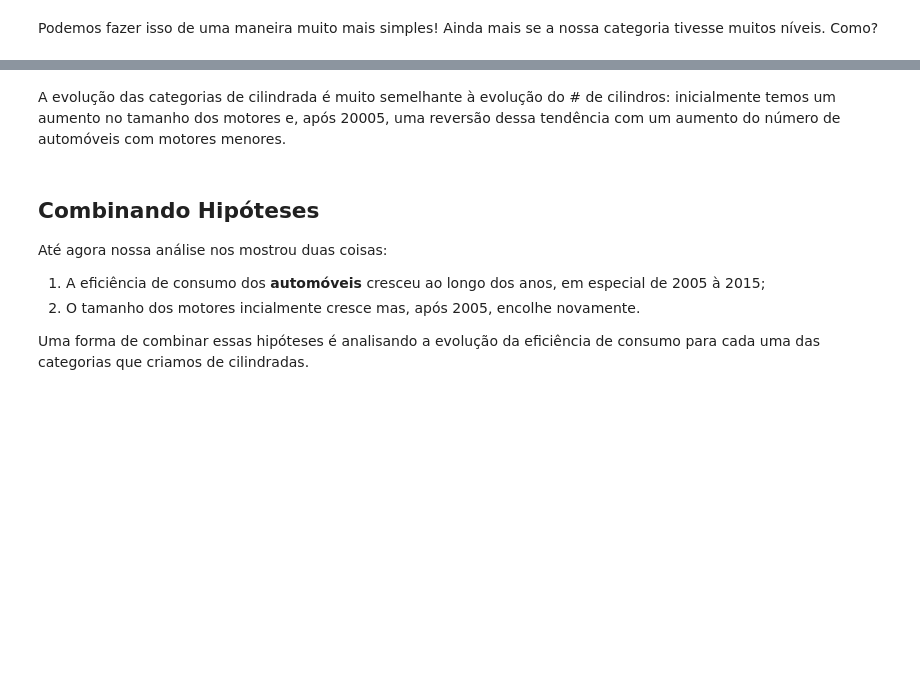
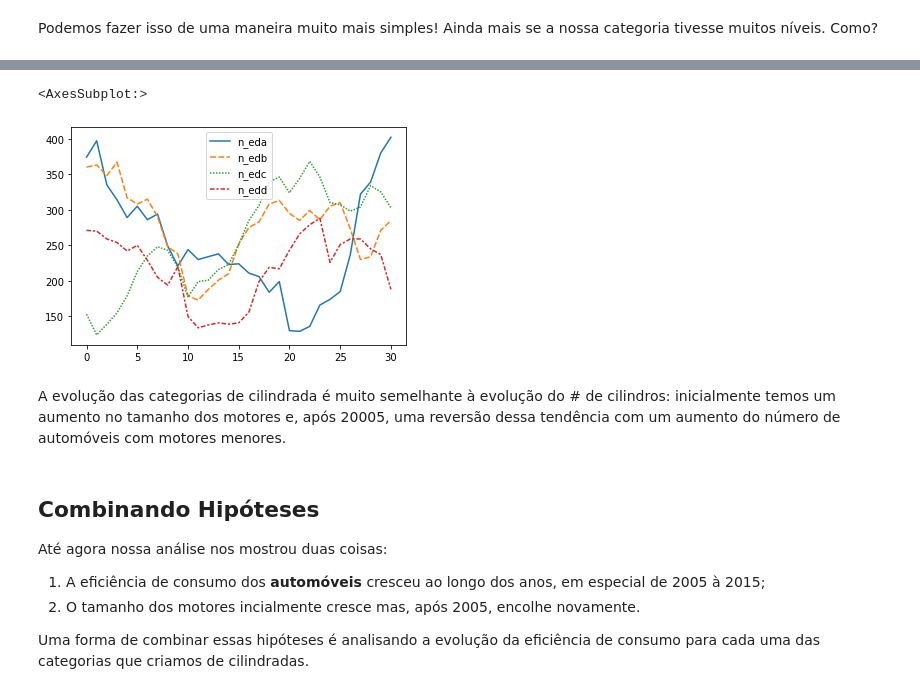
Before and after one commit to pedroteche-ih/79_PT_JUN2022, a Jupyter notebook: aulas/79 DA PT JUN-2022 Revisão Pandas.ipynb, the cells around one changed output, grey strips where cells are left out. Drawn from its saved outputs; the diff is of its cells as text; code cells hidden in the pictures; blank space fills up the shorter version.

```diff
--- a/aulas/79 DA PT JUN-2022 Revisão Pandas.ipynb
+++ b/aulas/79 DA PT JUN-2022 Revisão Pandas.ipynb
@@ -123,5 +360,9 @@ tb_year_motor
 # %%
-plt.plot(tb_year_motor[['n_eda', 'n_edb', 'n_edc', 'n_edd']])
+#plt.plot(tb_year_motor[['n_eda', 'n_edb', 'n_edc', 'n_edd']])
+sns.lineplot(data = tb_year_motor[['n_eda', 'n_edb', 'n_edc', 'n_edd']])
+# %% [output]
+<AxesSubplot:>
+[figure, added]
 # %% [markdown]
 A evolução das categorias de cilindrada é muito semelhante à evolução do # de cilindros: inicialmente temos um aumento no tamanho dos motores e, após 20005, uma reversão dessa tendência com um aumento do número de automóveis com motores menores.
 # %% [markdown]
```
Also changed, not shown: parts of 29 cells of this notebook, 2 other files.
